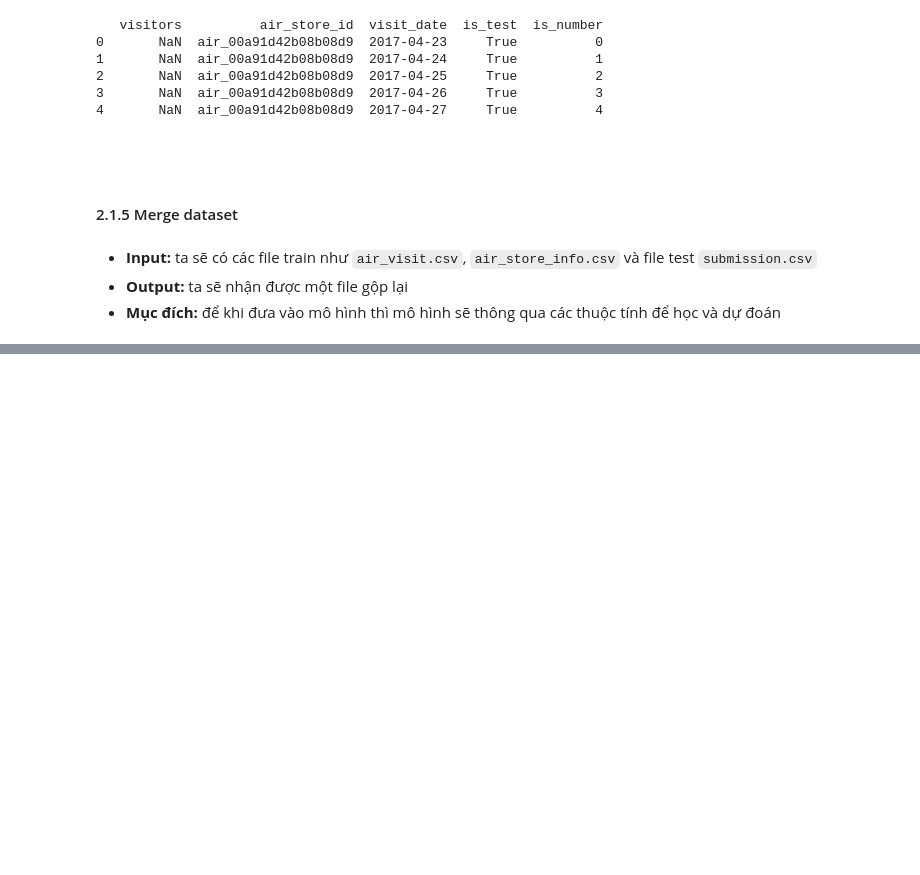
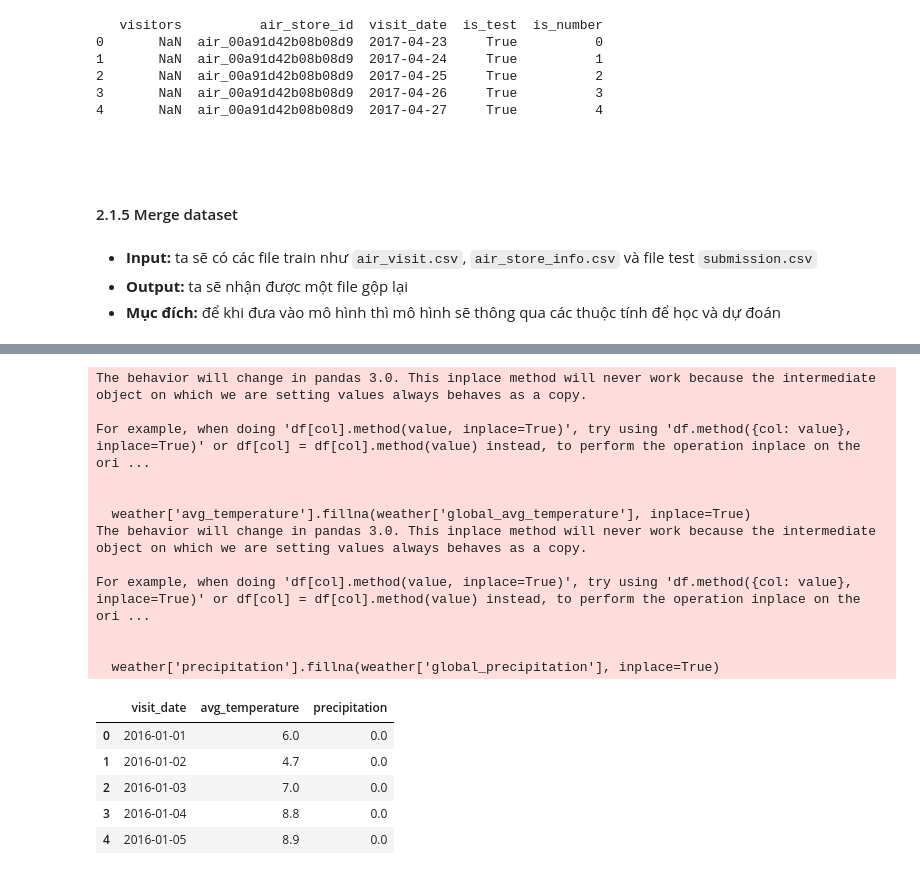
Before and after one commit to chongyeonsoo/PythonKHDL, a Jupyter notebook: report.ipynb, the cells around one changed output, grey strips where cells are left out. Saved outputs shown, nothing was run; the diff lists cells and outputs as text; code cells hidden in the pictures; blank space fills up the shorter version.

```diff
--- a/report.ipynb
+++ b/report.ipynb
@@ -157,0 +191,27 @@ memory usage: 50.4+ MB
+# %%
+means = weather.groupby('visit_date')[['avg_temperature', 'precipitation']].mean().reset_index()
+means.rename(columns={'avg_temperature': 'global_avg_temperature', 'precipitation': 'global_precipitation'}, inplace=True)
+weather = pd.merge(left=weather, right=means, on='visit_date', how='left')
+weather['avg_temperature'].fillna(weather['global_avg_temperature'], inplace=True)
+weather['precipitation'].fillna(weather['global_precipitation'], inplace=True)
+
+weather[['visit_date', 'avg_temperature', 'precipitation']].head()
+# %% [output]
+The behavior will change in pandas 3.0. This inplace method will never work because the intermediate object on which we are setting values always behaves as a copy.
+
+For example, when doing 'df[col].method(value, inplace=True)', try using 'df.method({col: value}, inplace=True)' or df[col] = df[col].method(value) instead, to perform the operation inplace on the ori ...
+
+
+  weather['avg_temperature'].fillna(weather['global_avg_temperature'], inplace=True)
+The behavior will change in pandas 3.0. This inplace method will never work because the intermediate object on which we are setting values always behaves as a copy.
+
+For example, when doing 'df[col].method(value, inplace=True)', try using 'df.method({col: value}, inplace=True)' or df[col] = df[col].method(value) instead, to perform the operation inplace on the ori ...
+
+
+  weather['precipitation'].fillna(weather['global_precipitation'], inplace=True)
+|  | visit_date | avg_temperature | precipitation |
+| 0 | 2016-01-01 | 6.0 | 0.0 |
+| 1 | 2016-01-02 | 4.7 | 0.0 |
+| 2 | 2016-01-03 | 7.0 | 0.0 |
+| 3 | 2016-01-04 | 8.8 | 0.0 |
+| 4 | 2016-01-05 | 8.9 | 0.0 |
```
Also changed, not shown: parts of 10 cells of this notebook.
